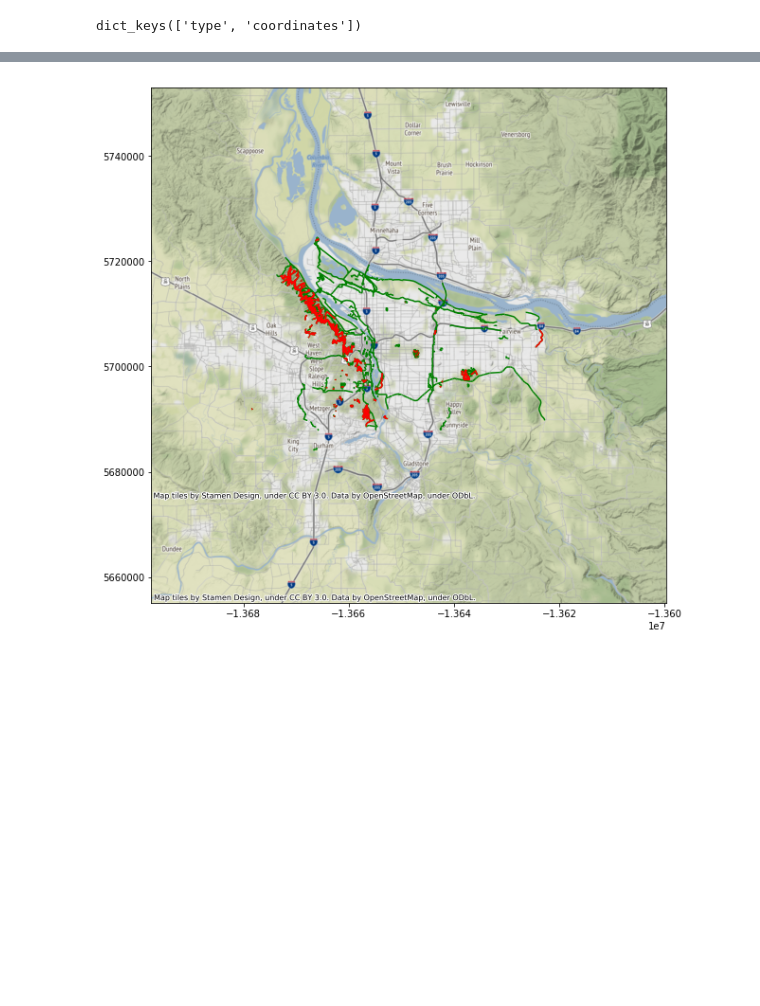
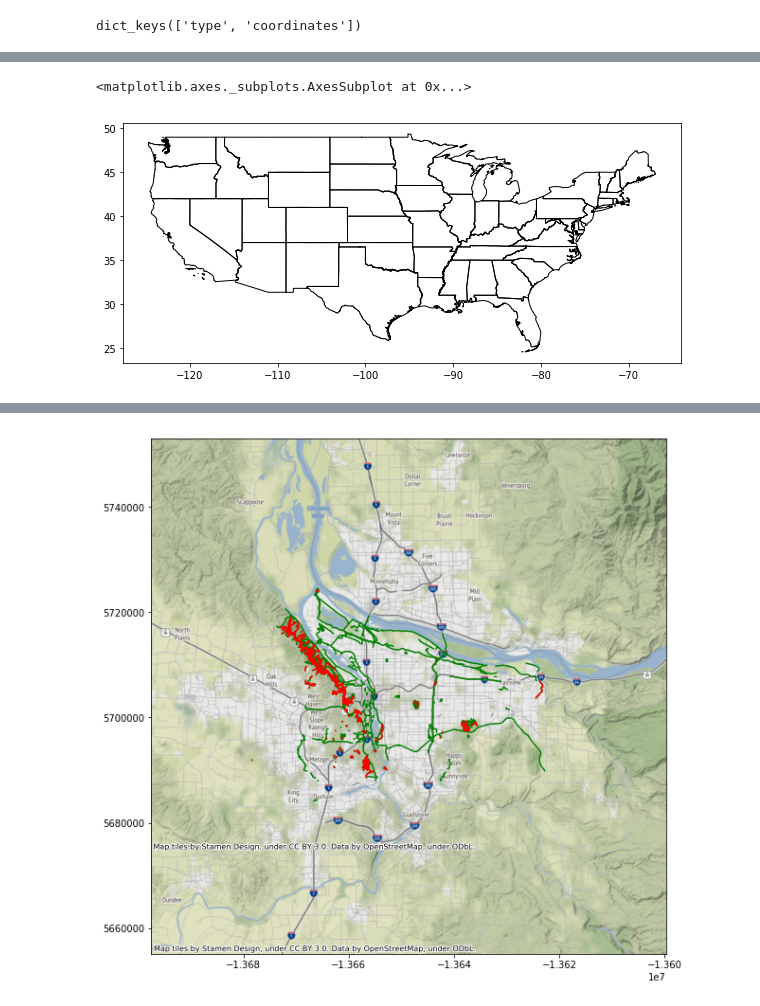
Before and after one commit to mhweber/GIS_Workgroup2019, a Jupyter notebook: Marc_GIS_Workgroup_2019.ipynb, the cells around one changed output, grey strips where cells are left out. Cells and saved outputs as stored; diff of their text form; code cells hidden in the pictures; blank space fills up the shorter version.

```diff
--- a/Marc_GIS_Workgroup_2019.ipynb
+++ b/Marc_GIS_Workgroup_2019.ipynb
@@ -241,0 +213,9 @@ trails = gpd.read_file(url)
+# %%
+# Drop the non-CONUS states - standard pandas indexing syntax
+states_to_drop = ['Alaska','Hawaii','Puerto Rico']
+states = states[~states['NAME'].isin(states_to_drop)]
+# Display again to verify fix
+states.plot(figsize=(10,10), color='none', edgecolor='black')
+# %% [output]
+<matplotlib.axes._subplots.AxesSubplot at 0x...>
+[figure, added]
```
Also changed, not shown: parts of 58 cells of this notebook.
